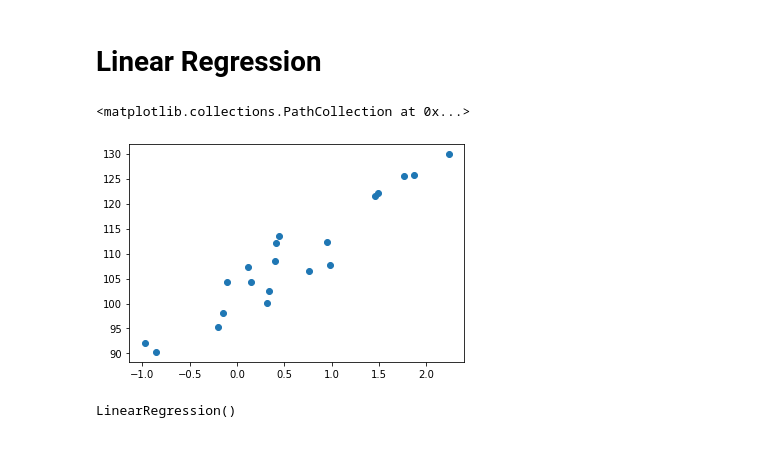
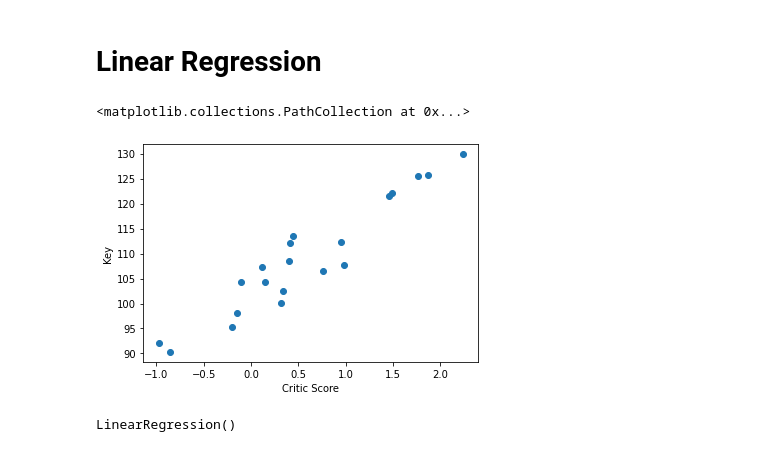
Before and after one commit to Cyber-Wolfe/Netflix_and_Analyze, a Jupyter notebook: Jupyter Notebooks/Machine-Learning/Linear_Regression.ipynb, the cells around one changed output. Drawn from its saved outputs; the diff is of its cells as text; code cells hidden in the pictures.

```diff
--- a/Jupyter Notebooks/Machine-Learning/Linear_Regression.ipynb
+++ b/Jupyter Notebooks/Machine-Learning/Linear_Regression.ipynb
@@ -10,10 +10,12 @@ from sklearn.linear_model import LinearRegression
 # %%
 X, y = make_regression(n_samples=20, n_features=1, random_state=0, noise=4, bias=100.0)
 # %%
+plt.xlabel('Critic Score')
+plt.ylabel('Key')
 plt.scatter(X, y)
 # %% [output]
 <matplotlib.collections.PathCollection at 0x...>
-[figure, old version]
+[figure, new version]
 # %%
 model = LinearRegression()
 model.fit(X, y)
```
Also changed, not shown: parts of 1 cell of this notebook, 1 other file.
